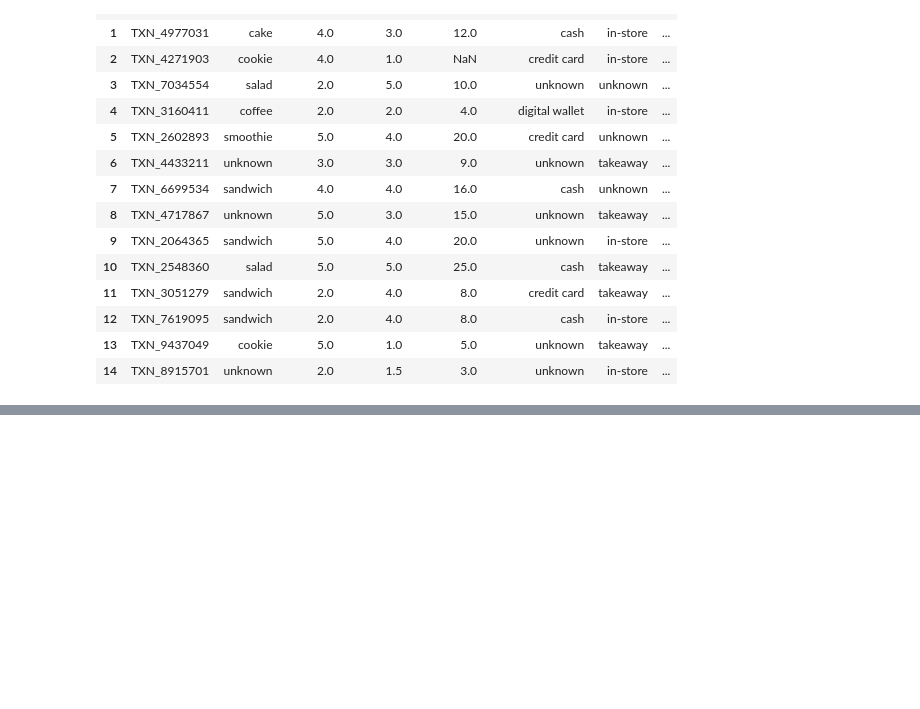
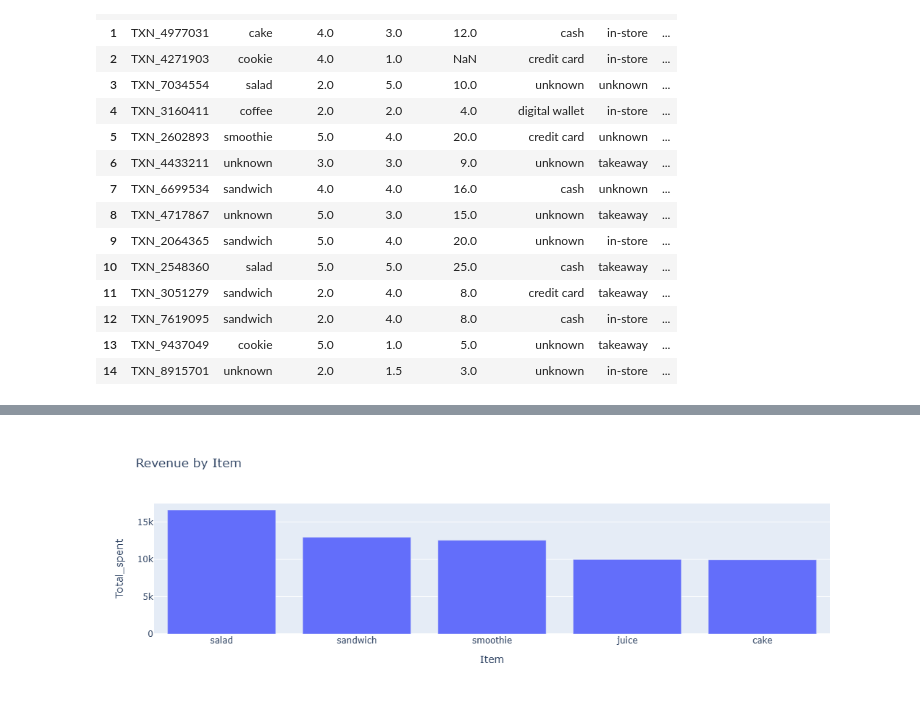
Before and after one commit to augustus-somtochukwu-umeh/Assignment_2, a Jupyter notebook: cafe_sales.ipynb, the cells around one changed output, grey strips where cells are left out. Saved outputs shown, nothing was run; the diff lists cells and outputs as text; code cells hidden in the pictures; blank space fills up the shorter version.

```diff
--- a/cafe_sales.ipynb
+++ b/cafe_sales.ipynb
@@ -273,6 +274,7 @@ print('Average_spend:', Average_spend)
 Average_spend: 8.92
 # %%
 cafe['Month'] = cafe['Transaction_date'].dt.month_name().str.lower()
+cafe['Day'] = cafe['Transaction_date'].dt.day_name().str.lower()
 cafe.head(15)
 # %% [output]
 |  | Transaction_id | Item | Quantity | Unit_price | Total_spent | Payment_method | Location | ... |
@@ -293,6 +295,7 @@ cafe.head(15)
 | 14 | TXN_8915701 | unknown | 2.0 | 1.5 | 3.0 | unknown | in-store | ... |
 # %%
 #monthly sales trend
-monthly_sales = cafe.groupby('Month')['Total_spent'].sum().sort_index()
+cafe['month_number'] = cafe['Transaction_date'].dt.month
+monthly_sales = cafe.groupby(['month_number','Month'])['Total_spent'].sum().reset_index().sort_values('month_number')
 monthly_sales
 # %% [output]
@@ -315,0 +338,12 @@ np.float64(7797.5)
+# %%
+Revenue_by_item = cafe.groupby('Item')['Total_spent'].sum().reset_index().sort_values(by='Total_spent', ascending=False).head(5)
+fig = px.bar(
+    Revenue_by_item,
+    x = 'Item',
+    y = 'Total_spent',
+    title = 'Revenue by Item',
+
+)
+fig.show()
+# %% [output]
+[figure, added]
```
Also changed, not shown: parts of 10 cells of this notebook.
